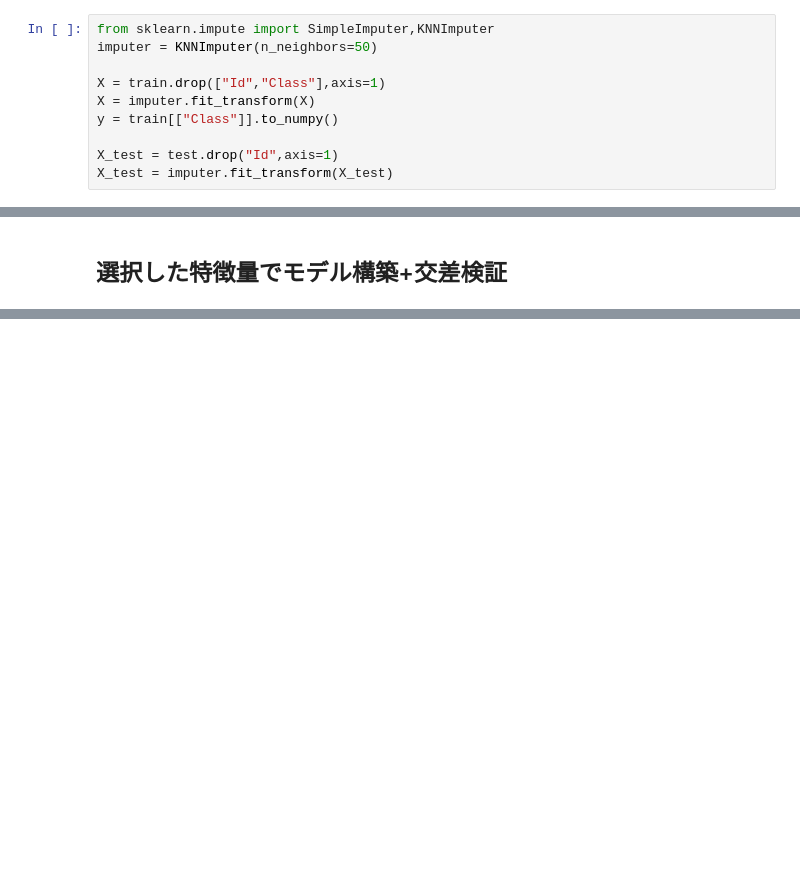
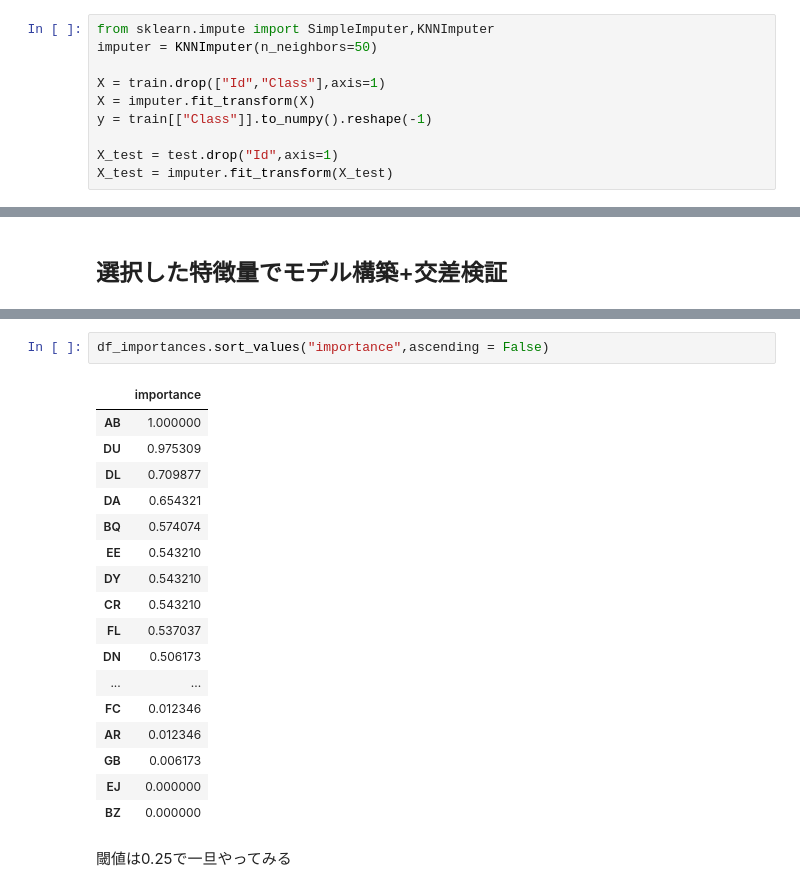
Before and after one commit to KoMaTop10/ICR, a Jupyter notebook: notebook/feature_eng.ipynb, the cells around one changed output, grey strips where cells are left out. Saved outputs shown, nothing was run; the diff lists cells and outputs as text; blank space fills up the shorter version.

```diff
--- a/notebook/feature_eng.ipynb
+++ b/notebook/feature_eng.ipynb
@@ -25,7 +25,7 @@ imputer = KNNImputer(n_neighbors=50)
 
 X = train.drop(["Id","Class"],axis=1)
 X = imputer.fit_transform(X)
-y = train[["Class"]].to_numpy()
+y = train[["Class"]].to_numpy().reshape(-1)
 
 X_test = test.drop("Id",axis=1)
 X_test = imputer.fit_transform(X_test)
@@ -226,0 +308,22 @@ X_selcted.sh
+# %%
+df_importances.sort_values("importance",ascending = False)
+# %% [output]
+|  | importance |
+| AB | 1.000000 |
+| DU | 0.975309 |
+| DL | 0.709877 |
+| DA | 0.654321 |
+| BQ | 0.574074 |
+| EE | 0.543210 |
+| DY | 0.543210 |
+| CR | 0.543210 |
+| FL | 0.537037 |
+| DN | 0.506173 |
+| ... | ... |
+| FC | 0.012346 |
+| AR | 0.012346 |
+| GB | 0.006173 |
+| EJ | 0.000000 |
+| BZ | 0.000000 |
+# %% [markdown]
+閾値は0.25で一旦やってみる
```
Also changed, not shown: parts of 5 cells of this notebook.
